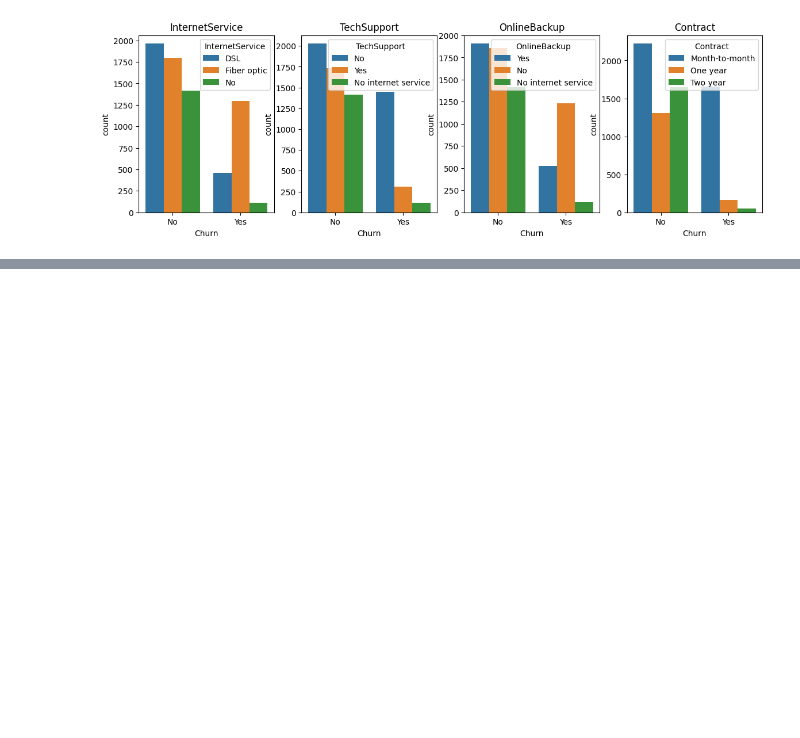
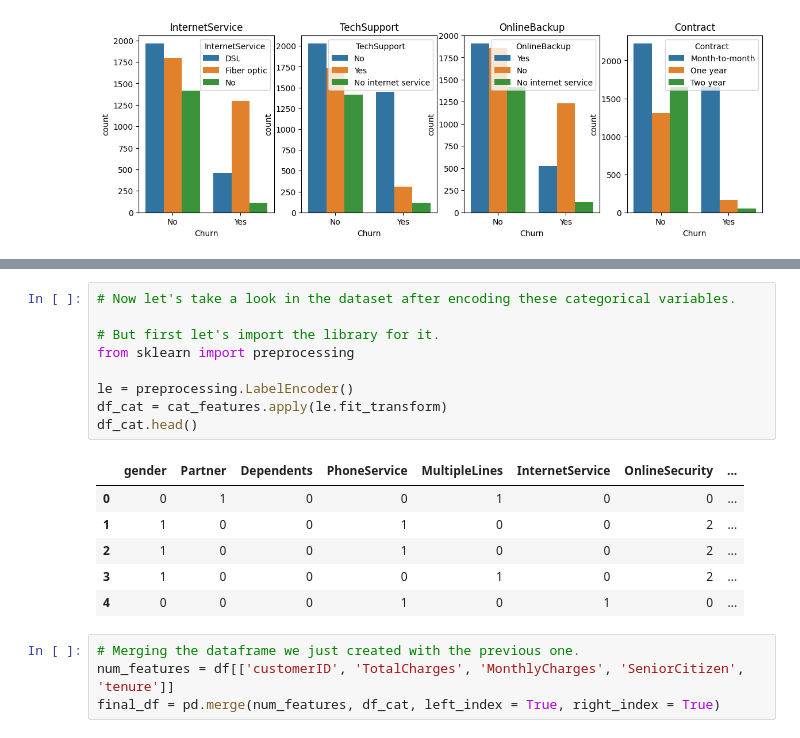
Before and after one commit to guilhermelaviola/CustomerChurnPredictionModel, a Jupyter notebook: CustomerChurnPredictionModel.ipynb, the cells around one changed output, grey strips where cells are left out. Saved outputs shown, nothing was run; the diff lists cells and outputs as text; blank space fills up the shorter version.

```diff
--- a/CustomerChurnPredictionModel.ipynb
+++ b/CustomerChurnPredictionModel.ipynb
@@ -130,0 +149,20 @@ memory usage: 1.1+ MB
+# %%
+# Now let's take a look in the dataset after encoding these categorical variables.
+
+# But first let's import the library for it.
+from sklearn import preprocessing
+
+le = preprocessing.LabelEncoder()
+df_cat = cat_features.apply(le.fit_transform)
+df_cat.head()
+# %% [output]
+|  | gender | Partner | Dependents | PhoneService | MultipleLines | InternetService | OnlineSecurity | ... |
+| 0 | 0 | 1 | 0 | 0 | 1 | 0 | 0 | ... |
+| 1 | 1 | 0 | 0 | 1 | 0 | 0 | 2 | ... |
+| 2 | 1 | 0 | 0 | 1 | 0 | 0 | 2 | ... |
+| 3 | 1 | 0 | 0 | 0 | 1 | 0 | 2 | ... |
+| 4 | 0 | 0 | 0 | 1 | 0 | 1 | 0 | ... |
+# %%
+# Merging the dataframe we just created with the previous one.
+num_features = df[['customerID', 'TotalCharges', 'MonthlyCharges', 'SeniorCitizen', 'tenure']]
+final_df = pd.merge(num_features, df_cat, left_index = True, right_index = True)
```
Also changed, not shown: parts of 3 cells of this notebook.
